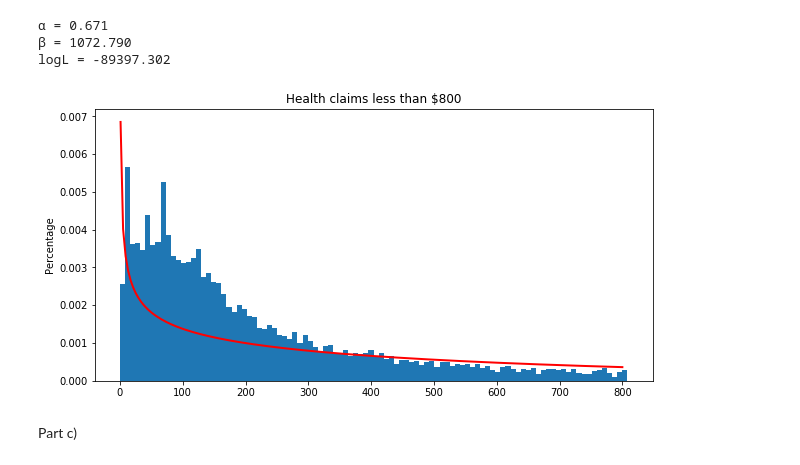
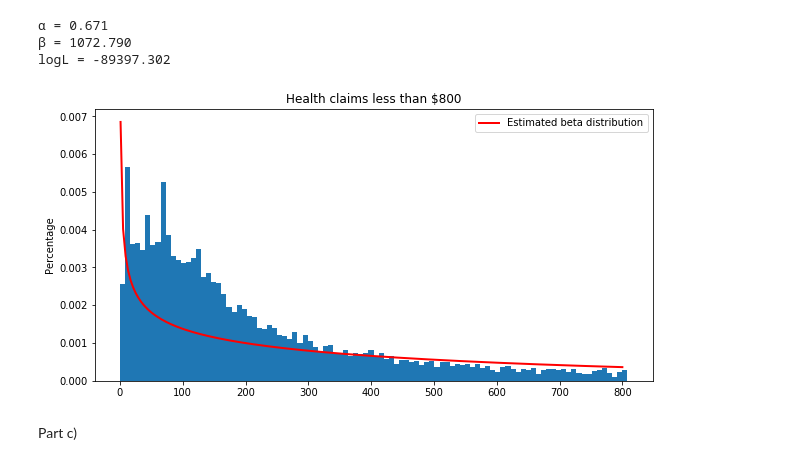
Before and after one commit to natashawatkins/BootCamp2018, a Jupyter notebook: Probsets/Econ/Probset5/structural-estimation.ipynb, the cells around one changed output. Saved outputs shown, nothing was run; the diff lists cells and outputs as text; code cells hidden in the pictures.

```diff
--- a/Probsets/Econ/Probset5/structural-estimation.ipynb
+++ b/Probsets/Econ/Probset5/structural-estimation.ipynb
@@ -77,7 +77,7 @@ MLE_gamma = minimize(logL_gamma, [α_0, β_0],
 α_hat, β_hat = MLE_gamma.x
 
 # Function to plot estimated gamma(α, β) distribution
-g = lambda α, β, x: (β**(-α) * x**(α - 1) * np.exp(-x / β)) / gamma(α)
+g = lambda x, α, β: (β**(-α) * x**(α - 1) * np.exp(-x / β)) / gamma(α)
 
 print(f'α = {α_hat:.3f}')
 print(f'β = {β_hat:.3f}')
@@ -89,16 +89,18 @@ logL = -89397.302
 # %%
 plt.figure(figsize=(10, 5))
 plt.bar(np.linspace(bins_new.min(), bins_new.max(), len(hist_new)),
         hist_new, width=bins_new[1]+0.1, align='edge')
 
 x_grid = np.linspace(1, 800, 200)
-plt.plot(x_grid, g(α_hat, β_hat, x_grid), c='r', lw=2)
+plt.plot(x_grid, g(x_grid, α_hat, β_hat),
+         c='r', lw=2, label='Estimated beta distribution')
 
+plt.legend()
 plt.title('Health claims less than $800')
 plt.ylabel('Percentage')
 plt.show()
 # %% [output]
-[figure, old version]
+[figure, new version]
 # %% [markdown]
 Part c)
 # %%
```
Also changed, not shown: parts of 15 cells of this notebook.
